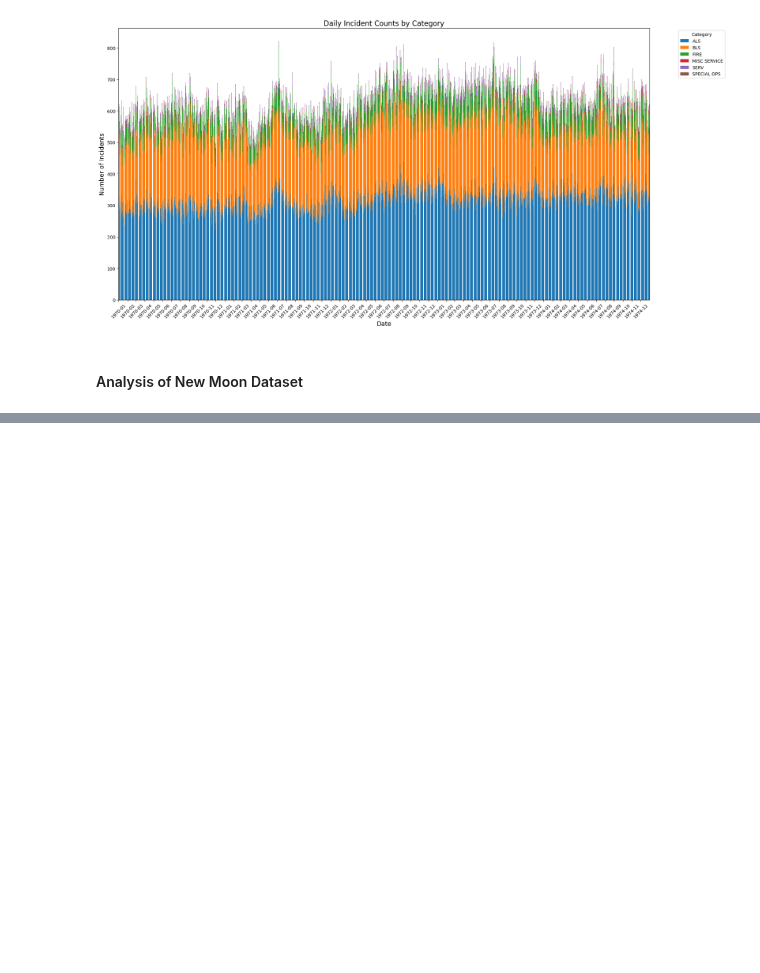
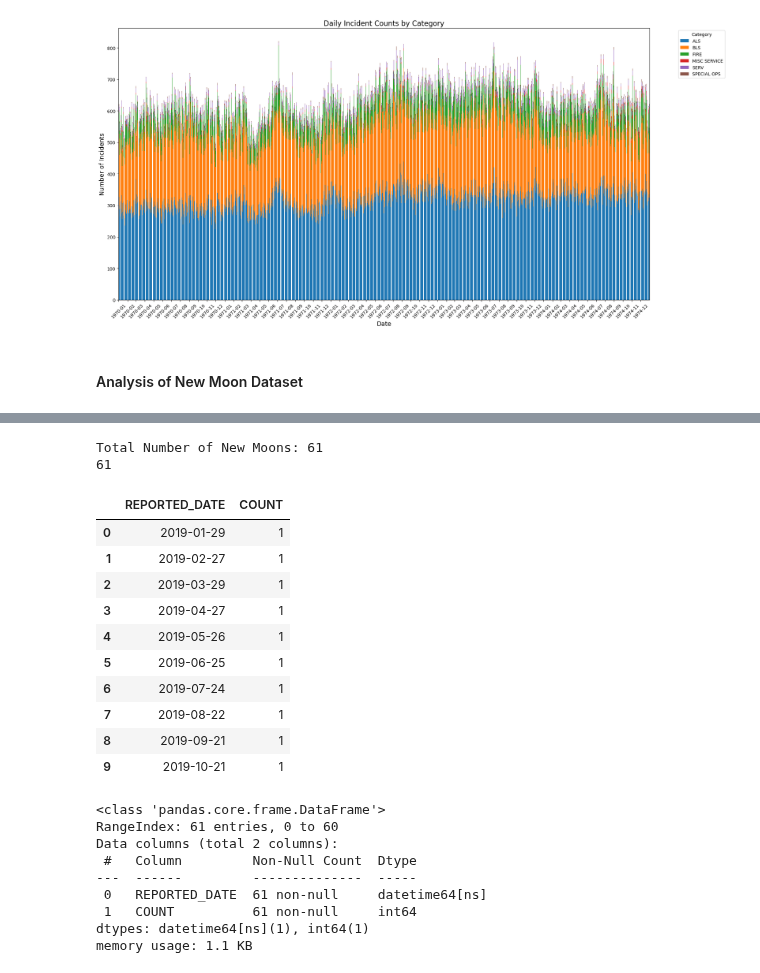
Before and after one commit to mattlundberg/Project-1, a Jupyter notebook: Tiffanys_file.ipynb, the cells around one changed output, grey strips where cells are left out. Cells and saved outputs as stored; diff of their text form; code cells hidden in the pictures; blank space fills up the shorter version.

```diff
--- a/Tiffanys_file.ipynb
+++ b/Tiffanys_file.ipynb
@@ -166,0 +192,43 @@ dtype: object
+# %%
+# Covert Date column to datetime64[ns]
+
+# Total number of New Moons from 2019 - 2023
+total_newmoons = new_moon_df.shape[0]
+print(f"Total Number of New Moons: {total_newmoons}")
+
+# Assuming your dataframe is named New Moon
+## Group by date and display count of rows
+new_moon_df['REPORTED_DATE'] = new_moon_df['DateTime'].dt.date
+new_moon_grouped = new_moon_df.groupby('REPORTED_DATE').size().reset_index(name='COUNT')
+
+# Convert REPORTED_DATE back to datetime for easier plotting
+new_moon_grouped['REPORTED_DATE'] = pd.to_datetime(new_moon_grouped['REPORTED_DATE'])
+(new_moon_grouped['REPORTED_DATE'])
+
+print(len(new_moon_grouped))
+display(new_moon_grouped.head(10))
+
+new_moon_grouped.info()
+# %% [output]
+Total Number of New Moons: 61
+61
+|  | REPORTED_DATE | COUNT |
+| 0 | 2019-01-29 | 1 |
+| 1 | 2019-02-27 | 1 |
+| 2 | 2019-03-29 | 1 |
+| 3 | 2019-04-27 | 1 |
+| 4 | 2019-05-26 | 1 |
+| 5 | 2019-06-25 | 1 |
+| 6 | 2019-07-24 | 1 |
+| 7 | 2019-08-22 | 1 |
+| 8 | 2019-09-21 | 1 |
+| 9 | 2019-10-21 | 1 |
+<class 'pandas.core.frame.DataFrame'>
+RangeIndex: 61 entries, 0 to 60
+Data columns (total 2 columns):
+ #   Column         Non-Null Count  Dtype
+---  ------         --------------  -----
+ 0   REPORTED_DATE  61 non-null     datetime64[ns]
+ 1   COUNT          61 non-null     int64
+dtypes: datetime64[ns](1), int64(1)
+memory usage: 1.1 KB
```
Also changed, not shown: parts of 9 cells of this notebook, 2 other files.
